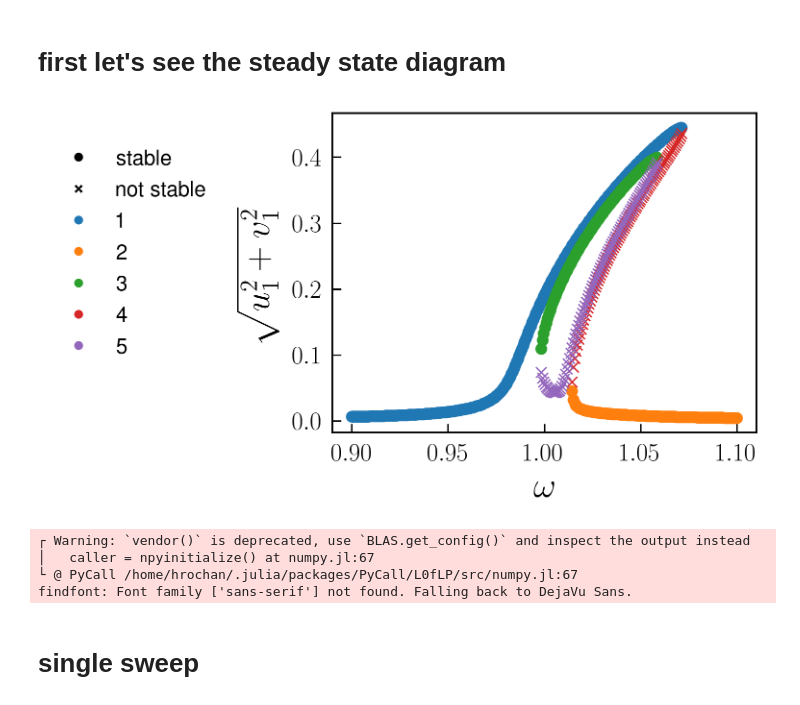
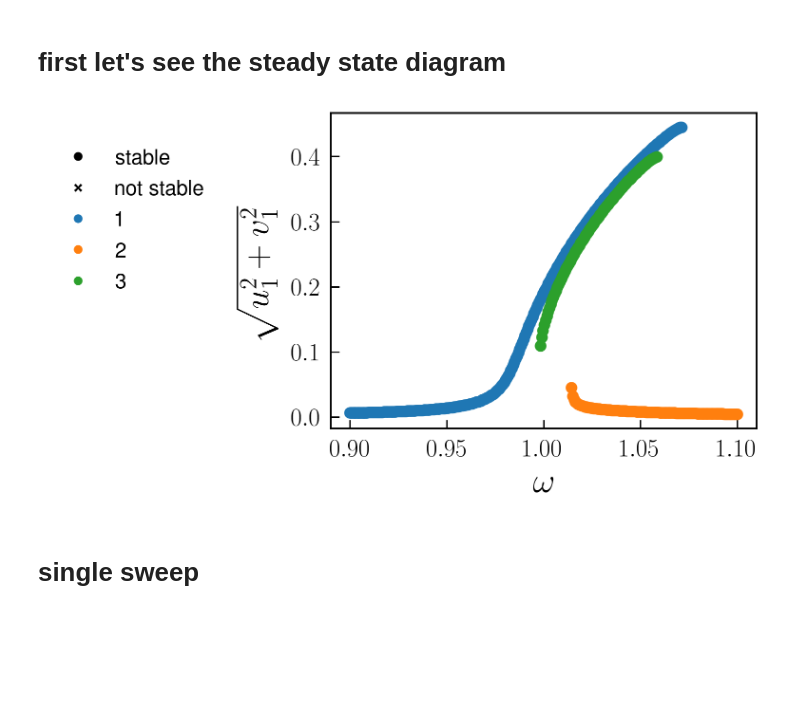
Before and after one commit to NonlinearOscillations/HarmonicBalance-notebooks, a Jupyter notebook: examples/parameter_sweeps.ipynb, the cells around one changed output. Cells and saved outputs as stored; diff of their text form; code cells hidden in the pictures; blank space fills up the shorter version.

```diff
--- a/examples/parameter_sweeps.ipynb
+++ b/examples/parameter_sweeps.ipynb
@@ -34,15 +31,11 @@ F*cos(θ) + γ*Differential(T)(u1(T)) + (Ω^2)*u1(T) + (3//4)*α*(u1(T)^3) + γ*
 # %%
 fixed = (Ω => 1.0,γ => 1E-2, λ => 5E-2, F => 1E-3,  α => 1.,  η=>0.3, θ => 0, ψ => 0)
 swept = ω => LinRange(0.9, 1.1, 300)           # range of parameter values
 solutions = get_steady_states(harmonic_eqs, swept, fixed)
-plot_1D_solutions(solutions, x="ω", y="sqrt(u1^2 + v1^2)");
-HarmonicBalance.savefig("parametron_response.png")
+HarmonicBalance.plot(solutions, x="ω", y="sqrt(u1^2 + v1^2)",plot_only=["physical", "stable"]);
+#HarmonicBalance.savefig("parametron_response.png")
 # %% [output]
-[figure, old version]
+[figure, new version]
-┌ Warning: `vendor()` is deprecated, use `BLAS.get_config()` and inspect the output instead
-│   caller = npyinitialize() at numpy.jl:67
-└ @ PyCall /home/hrochan/.julia/packages/PyCall/L0fLP/src/numpy.jl:67
-findfont: Font family ['sans-serif'] not found. Falling back to DejaVu Sans.
 # %% [markdown]
 # single sweep
 # %%
```
Also changed, not shown: parts of 6 cells of this notebook, 10 other files.
